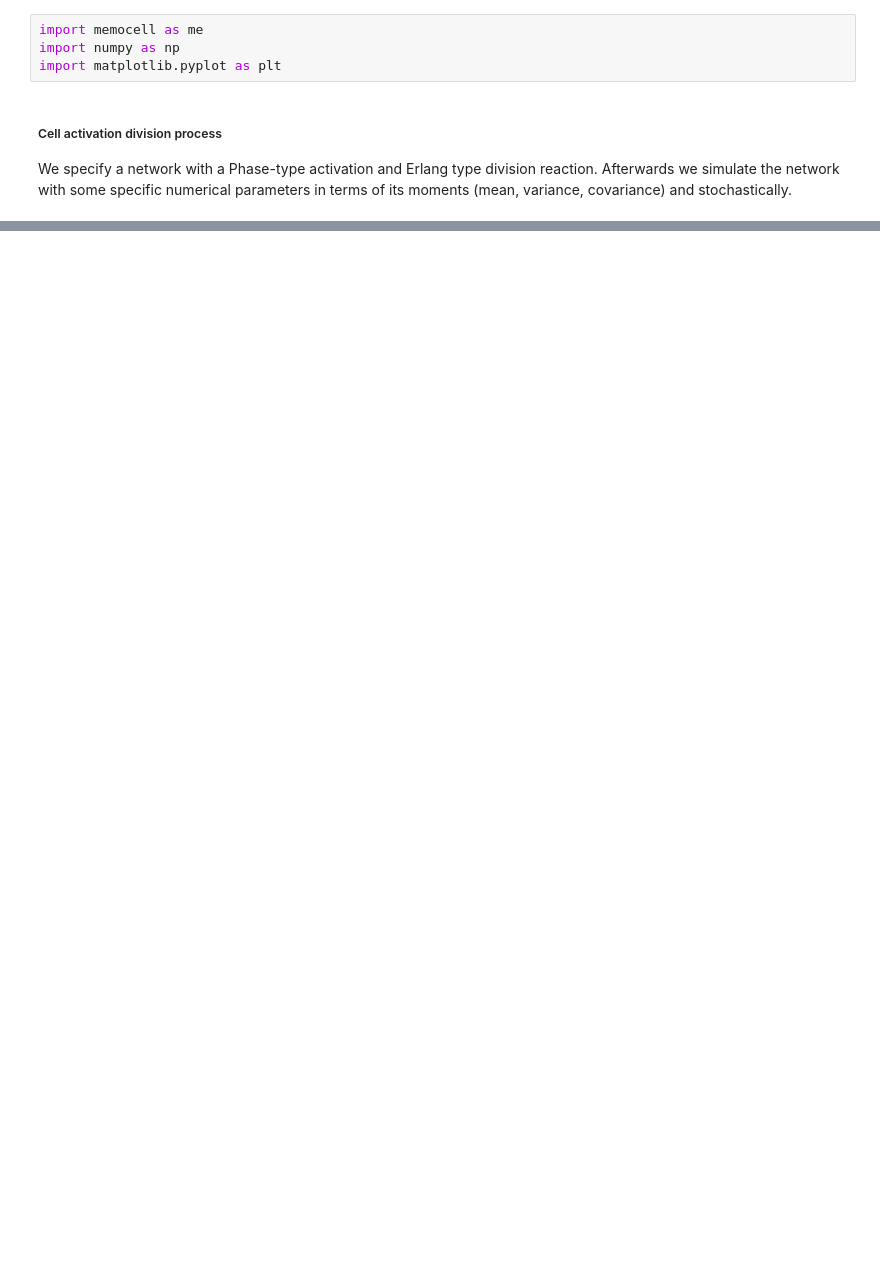
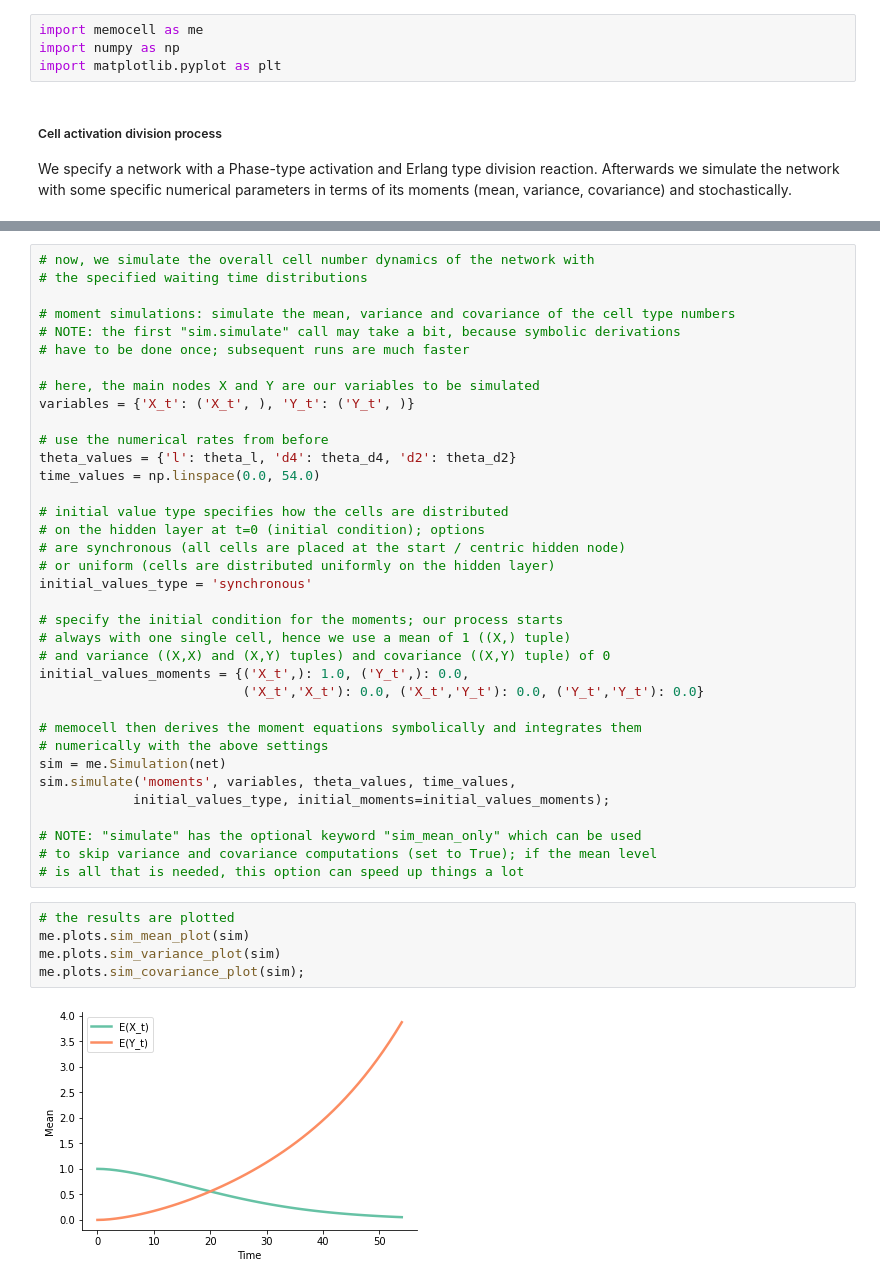
Before and after one commit to mauricelanghinrichs/memocell, a Jupyter notebook: examples/ex01_networks_and_simulations.ipynb, the cells around one changed output, grey strips where cells are left out. Drawn from its saved outputs; the diff is of its cells as text; blank space fills up the shorter version.

Commit message:
examples | ex01, first version

```diff
--- a/examples/ex01_networks_and_simulations.ipynb
+++ b/examples/ex01_networks_and_simulations.ipynb
@@ -83,0 +86,43 @@ theta_l = 0.06
+# %%
+# now, we simulate the overall cell number dynamics of the network with
+# the specified waiting time distributions
+
+# moment simulations: simulate the mean, variance and covariance of the cell type numbers
+# NOTE: the first "sim.simulate" call may take a bit, because symbolic derivations
+# have to be done once; subsequent runs are much faster
+
+# here, the main nodes X and Y are our variables to be simulated
+variables = {'X_t': ('X_t', ), 'Y_t': ('Y_t', )}
+
+# use the numerical rates from before
+theta_values = {'l': theta_l, 'd4': theta_d4, 'd2': theta_d2}
+time_values = np.linspace(0.0, 54.0)
+
+# initial value type specifies how the cells are distributed
+# on the hidden layer at t=0 (initial condition); options
+# are synchronous (all cells are placed at the start / centric hidden node)
+# or uniform (cells are distributed uniformly on the hidden layer)
+initial_values_type = 'synchronous'
+
+# specify the initial condition for the moments; our process starts
+# always with one single cell, hence we use a mean of 1 ((X,) tuple)
+# and variance ((X,X) and (X,Y) tuples) and covariance ((X,Y) tuple) of 0
+initial_values_moments = {('X_t',): 1.0, ('Y_t',): 0.0,
+                          ('X_t','X_t'): 0.0, ('X_t','Y_t'): 0.0, ('Y_t','Y_t'): 0.0}
+
+# memocell then derives the moment equations symbolically and integrates them
+# numerically with the above settings
+sim = me.Simulation(net)
+sim.simulate('moments', variables, theta_values, time_values,
+            initial_values_type, initial_moments=initial_values_moments);
+
+# NOTE: "simulate" has the optional keyword "sim_mean_only" which can be used
+# to skip variance and covariance computations (set to True); if the mean level
+# is all that is needed, this option can speed up things a lot
+# %%
+# the results are plotted
+me.plots.sim_mean_plot(sim)
+me.plots.sim_variance_plot(sim)
+me.plots.sim_covariance_plot(sim);
+# %% [output]
+[figure, added]
```
Also changed, not shown: parts of 22 cells of this notebook.
